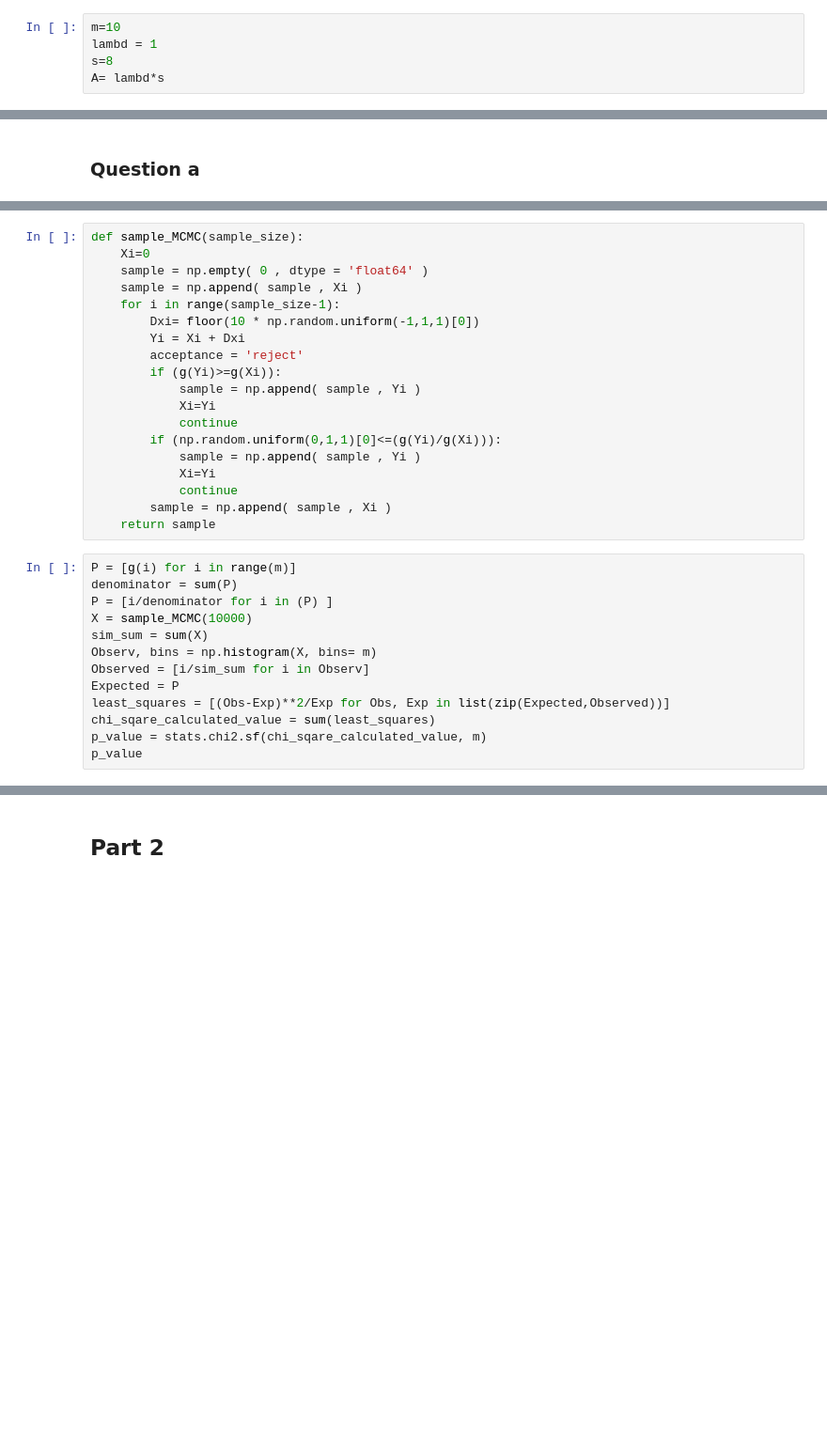
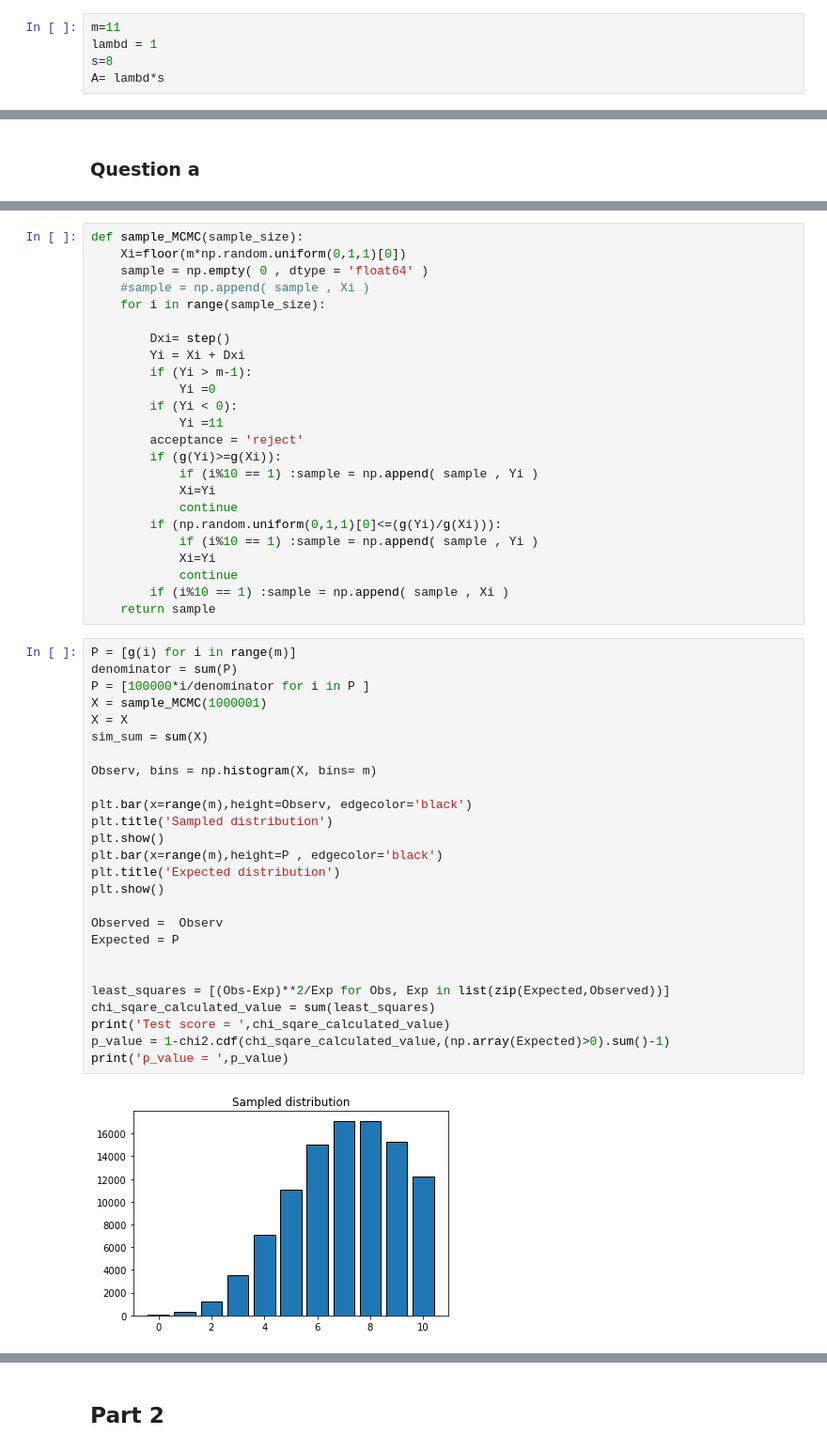
Before and after one commit to shajib004/Stotastic_simulation, a Jupyter notebook: exercise_6.ipynb, the cells around one changed output, grey strips where cells are left out. Shown: that part at 94% size. Drawn from its saved outputs; the diff is of its cells as text; blank space fills up the shorter version.

```diff
--- a/exercise_6.ipynb
+++ b/exercise_6.ipynb
@@ -15,7 +13,7 @@ floor(5.1)
 # %% [markdown]
 In this part we have implemented one dimensional metropolis hasting. In that method we move a random step to get a new samplme using a symetrical distribution and the we check if the new sample has greater non normalized probability. Dipending on the result and some random coin flip we accept the new sample or we repeat the previous one.
 # %%
-m=10
+m=11
 lambd = 1
 s=8
 A= lambd*s
@@ -33,33 +37,52 @@ We get a value from the $\chi^2$ test that is greater than 0.05. so it is an acc
 # %%
 def sample_MCMC(sample_size):
-    Xi=0
+    Xi=floor(m*np.random.uniform(0,1,1)[0])
     sample = np.empty( 0 , dtype = 'float64' )
-    sample = np.append( sample , Xi )
-    for i in range(sample_size-1):
-        Dxi= floor(10 * np.random.uniform(-1,1,1)[0])
+    #sample = np.append( sample , Xi )
+    for i in range(sample_size):
+
+        Dxi= step()
         Yi = Xi + Dxi
+        if (Yi > m-1):
+            Yi =0
+        if (Yi < 0):
+            Yi =11
         acceptance = 'reject'
         if (g(Yi)>=g(Xi)):
-            sample = np.append( sample , Yi )
+            if (i%10 == 1) :sample = np.append( sample , Yi )
             Xi=Yi
             continue
         if (np.random.uniform(0,1,1)[0]<=(g(Yi)/g(Xi))):
-            sample = np.append( sample , Yi )
+            if (i%10 == 1) :sample = np.append( sample , Yi )
             Xi=Yi
             continue
-        sample = np.append( sample , Xi )
+        if (i%10 == 1) :sample = np.append( sample , Xi )
     return sample
 # %%
 P = [g(i) for i in range(m)]
 denominator = sum(P)
-P = [i/denominator for i in (P) ]
-X = sample_MCMC(10000)
+P = [100000*i/denominator for i in P ]
+X = sample_MCMC(1000001)
+X = X
 sim_sum = sum(X)
+
 Observ, bins = np.histogram(X, bins= m)
-Observed = [i/sim_sum for i in Observ]
+
+plt.bar(x=range(m),height=Observ, edgecolor='black')
+plt.title('Sampled distribution')
+plt.show()
+plt.bar(x=range(m),height=P , edgecolor='black')
+plt.title('Expected distribution')
+plt.show()
+
+Observed =  Observ
 Expected = P
+
+
 least_squares = [(Obs-Exp)**2/Exp for Obs, Exp in list(zip(Expected,Observed))]
 chi_sqare_calculated_value = sum(least_squares)
-p_value = stats.chi2.sf(chi_sqare_calculated_value, m)
-p_value
+print('Test score = ',chi_sqare_calculated_value)
+p_value = 1-chi2.cdf(chi_sqare_calculated_value,(np.array(Expected)>0).sum()-1)
+print('p_value = ',p_value)
 # %% [output]
+[figure, added]
```
Also changed, not shown: parts of 27 cells of this notebook.
